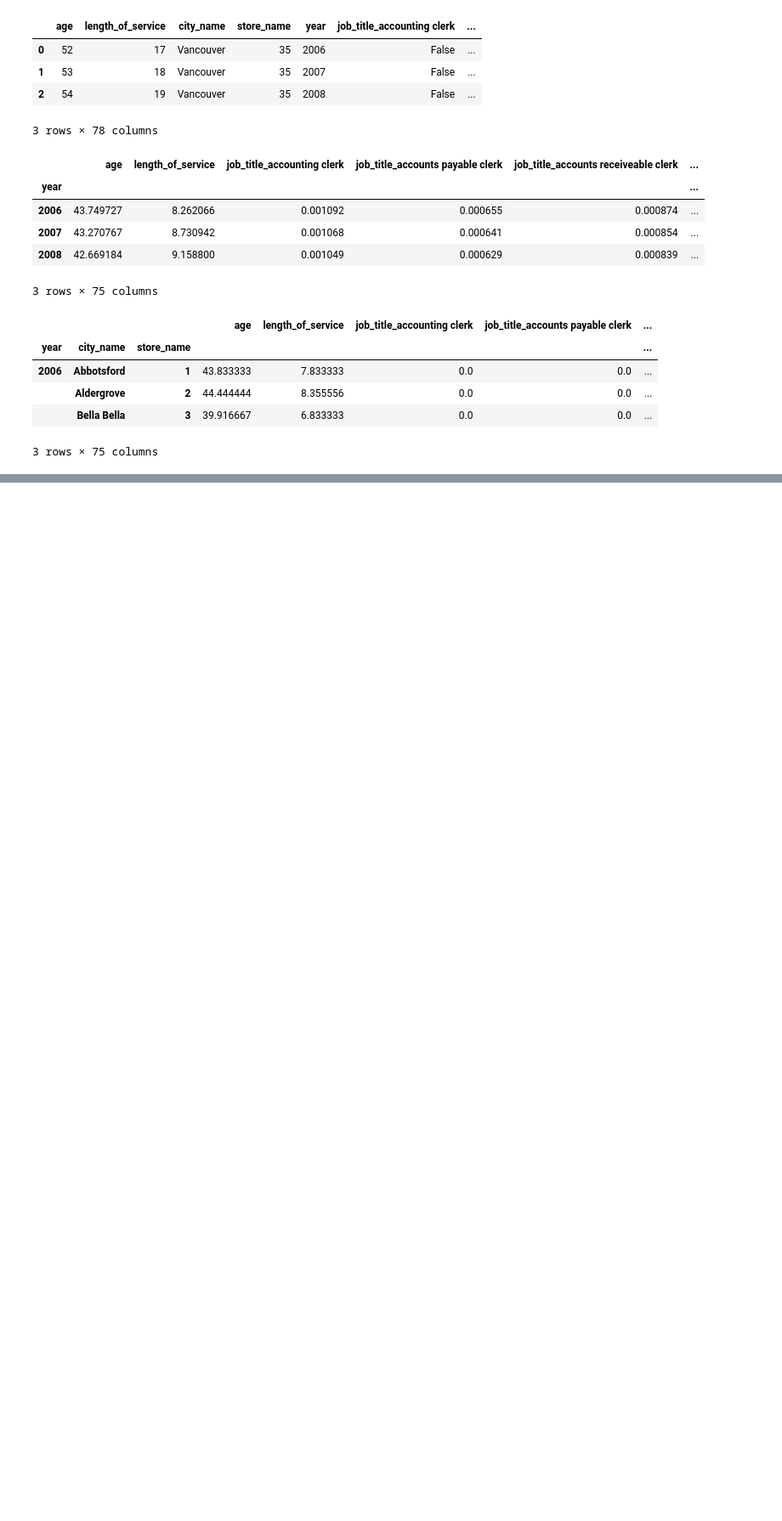
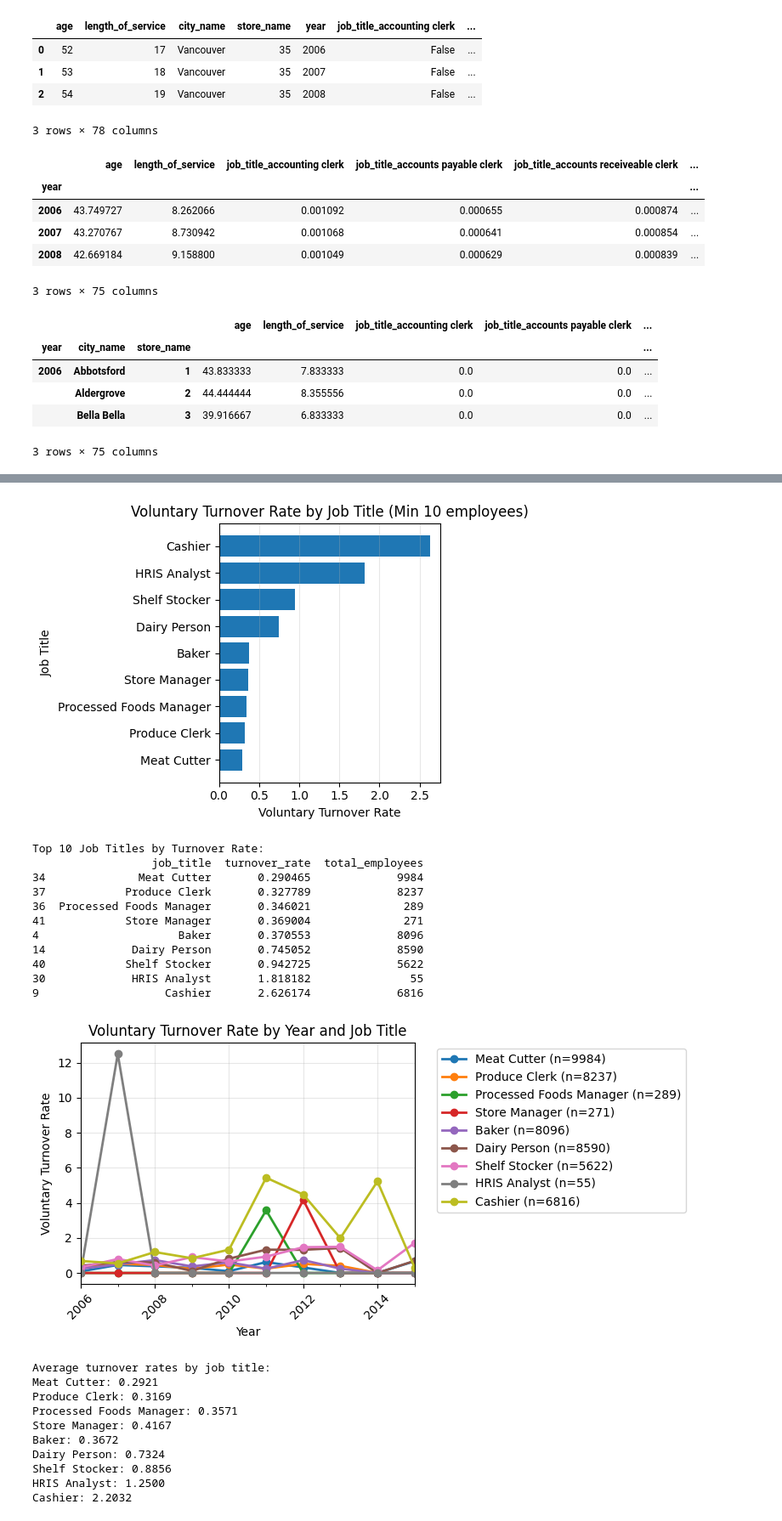
Before and after one commit to JeffTriemer/turnover, a Jupyter notebook: notebooks/eda.ipynb, the cells around one changed output, grey strips where cells are left out. Shown at 85% size. Cells and saved outputs as stored; diff of their text form; code cells hidden in the pictures; blank space fills up the shorter version.

```diff
--- a/notebooks/eda.ipynb
+++ b/notebooks/eda.ipynb
@@ -190,2 +173,0 @@ Other Cities Average Turnover Rate: 0.0080015672512572
-# %%
-turnover_trend['voluntary_turnover'] = (turnover_trend['termreason_desc']=='Resignation')
@@ -207,22 +173,0 @@ Name: voluntary_turnover, Length: 49653, dtype: bool
-# %%
-# Get turnover rates by job title
-job_title_turnover = turnover_trend.groupby('job_title')['voluntary_turnover'].agg(['count', 'sum', 'mean']).reset_index()
-job_title_turnover.columns = ['job_title', 'total_employees', 'total_turnover', 'turnover_rate']
-
-# Sort by turnover rate and filter for job titles with reasonable sample sizes
-job_title_turnover = job_title_turnover[job_title_turnover['total_employees'] >= 50]
-job_title_turnover = job_title_turnover.sort_values('turnover_rate', ascending=False)
-
-# Create the plot
-plt.figure(figsize=(12, 8))
-plt.barh(job_title_turnover['job_title'], job_title_turnover['turnover_rate'])
-plt.xlabel('Voluntary Turnover Rate')
-plt.ylabel('Job Title')
-plt.title('Voluntary Turnover Rate by Job Title (Min 50 employees)')
-plt.grid(True, alpha=0.3, axis='x')
-plt.tight_layout()
-plt.show()
-
-# Display the data
-print("Top 10 Job Titles by Turnover Rate:")
-print(job_title_turnover.head(10)[['job_title', 'turnover_rate', 'total_employees']])
@@ -242,0 +245,27 @@ Top 10 Job Titles by Turnover Rate:
+# %%
+top_10 = plot_turnover_by_job_title(turnover_trend)
+plot_turnover_trend_by_top_job_titles(turnover_trend, top_10)
+# %% [output]
+[figure, added]
+Top 10 Job Titles by Turnover Rate:
+                  job_title  turnover_rate  total_employees
+34              Meat Cutter       0.290465             9984
+37            Produce Clerk       0.327789             8237
+36  Processed Foods Manager       0.346021              289
+41            Store Manager       0.369004              271
+4                     Baker       0.370553             8096
+14             Dairy Person       0.745052             8590
+40            Shelf Stocker       0.942725             5622
+30             HRIS Analyst       1.818182               55
+9                   Cashier       2.626174             6816
+[figure, added]
+Average turnover rates by job title:
+Meat Cutter: 0.2921
+Produce Clerk: 0.3169
+Processed Foods Manager: 0.3571
+Store Manager: 0.4167
+Baker: 0.3672
+Dairy Person: 0.7324
+Shelf Stocker: 0.8856
+HRIS Analyst: 1.2500
+Cashier: 2.2032
```
Also changed, not shown: parts of 32 cells of this notebook, 3 other files.
